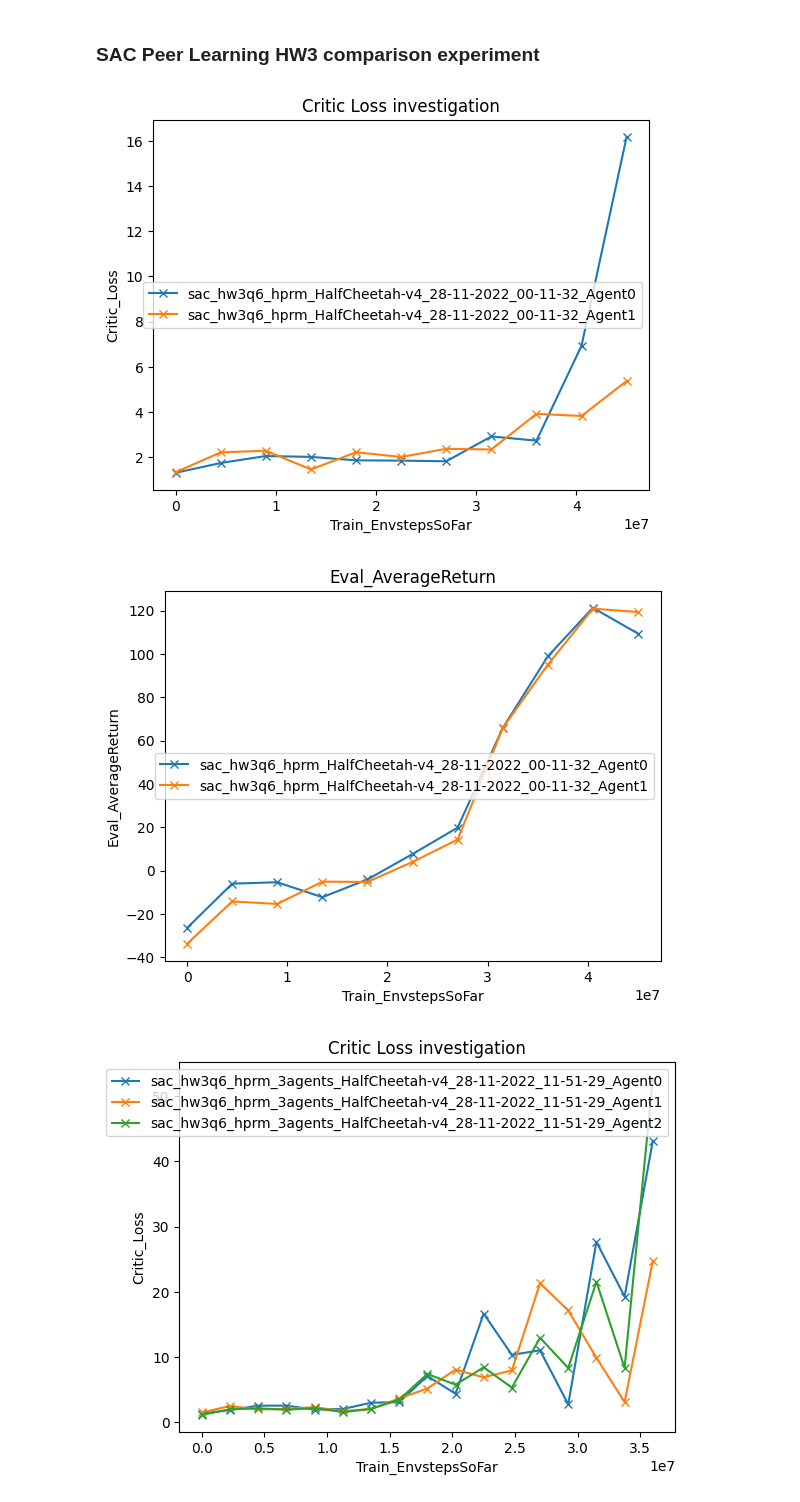
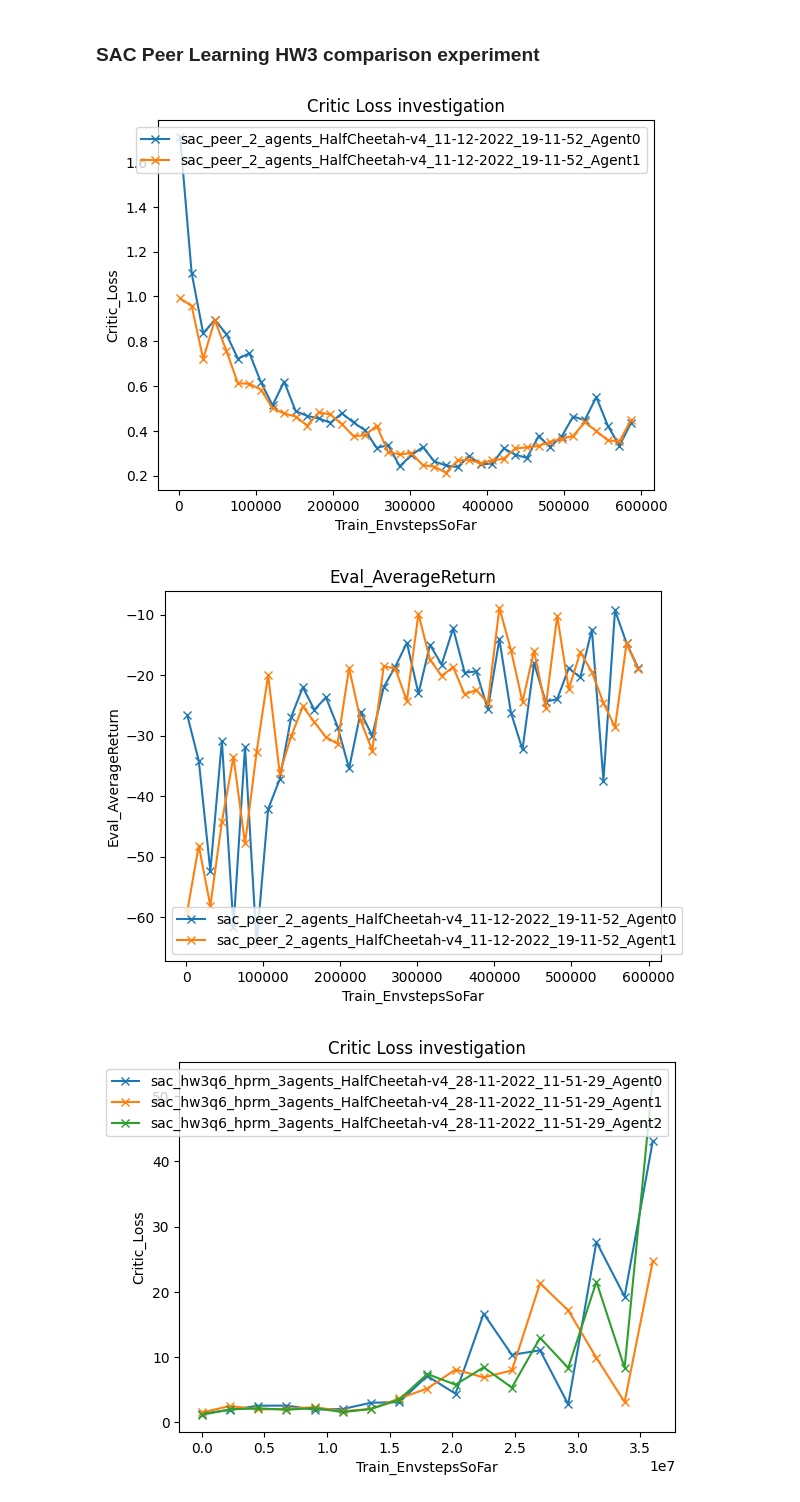
Before and after one commit to chirag-sharma-00/CS285-Project, a Jupyter notebook: cs285/scripts/plotter.ipynb, the cells around one changed output. Drawn from its saved outputs; the diff is of its cells as text; code cells hidden in the pictures.

```diff
--- a/cs285/scripts/plotter.ipynb
+++ b/cs285/scripts/plotter.ipynb
@@ -41,37 +41,12 @@ def check(exp_name):
     for i, (x, y) in enumerate(zip(X, Y)):
         print('Iteration {:d} | Train steps: {:d} | Return: {}'.format(i, int(x), y))
 # %%
-exp1 = "todo_CartPole-v0_24-10-2022_19-17-05"
-exp2 = "todo_CartPole-v0_25-10-2022_12-53-39"
-exp3 = "todo_CartPole-v0_25-10-2022_12-57-28"
-exp4 = "todo_CartPole-v0_25-10-2022_13-03-10"
-exp5 = "todo_CartPole-v0_25-10-2022_13-05-46"
+sacv1 = "sac_peer_2_agents_HalfCheetah-v4_11-12-2022_19-11-52"
+sacv2 = "sac_peer_2_agents_v2_HalfCheetah-v4_11-12-2022_19-46-11"
+# sac_hw3q6 = "sac_hw3q6_hprm_HalfCheetah-v4_28-11-2022_00-11-32"
+# sac_hw3q6a3_alt = "sac_hw3q6_hprm_3agents_HalfCheetah-v4_28-11-2022_00-26-21"
+# sac_hw3q6a3 = "sac_hw3q6_hprm_3agents_HalfCheetah-v4_28-11-2022_11-51-29"
 
-exp6 = "todo_CartPole-v0_27-11-2022_18-57-45"
-exp7 = "CartPole_eps0_CartPole-v0_27-11-2022_19-15-02"
-exp8 = "CartPole_eps0_discount0.9_CartPole-v0_27-11-2022_19-25-54"
-exp9 = "CartPole_eps0_discount0.99_CartPole-v0_27-11-2022_19-40-44"
-
-sac1 = "sac_peer_test_HalfCheetah-v4_28-11-2022_00-03-31"
-sac_hw3q6 = "sac_hw3q6_hprm_HalfCheetah-v4_28-11-2022_00-11-32"
-sac_hw3q6a3_alt = "sac_hw3q6_hprm_3agents_HalfCheetah-v4_28-11-2022_00-26-21"
-sac_hw3q6a3 = "sac_hw3q6_hprm_3agents_HalfCheetah-v4_28-11-2022_11-51-29"
-
-sac_temp0p1 = "sac_peer2_agents_rpb20000_temp0.1_HalfCheetah-v4_09-12-2022_02-17-56"
-sac_temp0p5 = "sac_peer2_agents_rpb20000_temp0.5_HalfCheetah-v4_09-12-2022_02-17-38"
+# sac_temp0p1 = "sac_peer2_agents_rpb20000_temp0.1_HalfCheetah-v4_09-12-2022_02-17-56"
+# sac_temp0p5 = "sac_peer2_agents_rpb20000_temp0.5_HalfCheetah-v4_09-12-2022_02-17-38"
 # check(exp6)
-# %%
-X_label='Agent0_Train_EnvstepsSoFar'
-Y_label='Agent0_Critic_Loss'
-exp_names = [exp1, exp2, exp3, exp4, exp5]
-
-for exp_name in exp_names:
-    X1, Y1 = getXY(exp_name, X_label=X_label, Y_label=Y_label)
-    plt.plot(X1, Y1) # , label=exp_name
-plt.xlabel(X_label)
-plt.ylabel(Y_label)
-plt.legend()
-
-plt.title("Agent 0")
-plt.savefig("agent0.png")
-plt.show()
@@ -149,37 +116,37 @@ plt.show()
 # %% [markdown]
 ### SAC Peer Learning HW3 comparison experiment
 # %%
-exp_names = [sac_hw3q6]
+exp_names = [sacv1]
 peer_num = 2
 
 X_label='Train_EnvstepsSoFar'
 Y_label='Critic_Loss'
 for exp_name in exp_names:
     series = getXYpeer(exp_name, X_label, Y_label, peer_num)
     for i in range(peer_num):
         X, Y = series[i]
         plt.plot(X, Y, marker='x', label=exp_name+"_Agent%d"%i)
 plt.xlabel(X_label)
 plt.ylabel(Y_label)
 plt.legend()
 plt.title("Critic Loss investigation")
 plt.show()
 
 X_label='Train_EnvstepsSoFar'
 Y_label='Eval_AverageReturn'
 for exp_name in exp_names:
     series = getXYpeer(exp_name, X_label, Y_label, peer_num)
     for i in range(peer_num):
         X, Y = series[i]
         plt.plot(X, Y, marker='x', label=exp_name+"_Agent%d"%i)
 plt.xlabel(X_label)
 plt.ylabel(Y_label)
 plt.legend()
 plt.title("Eval_AverageReturn")
 plt.show()
 # %% [output]
-[figure, old version]
+[figure, new version]
-[figure, old version]
+[figure, new version]
 # %%
 exp_names = [sac_hw3q6a3] # sac_hw3q6a3_alt
 peer_num = 3
```
Also changed, not shown: parts of 2 cells of this notebook, 14 other files.
